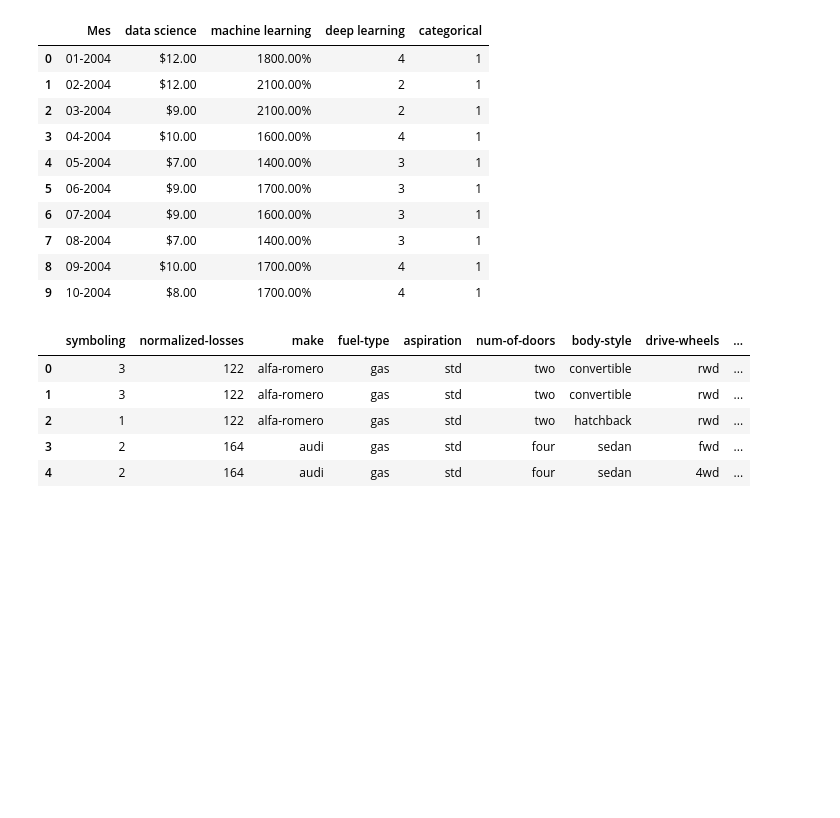
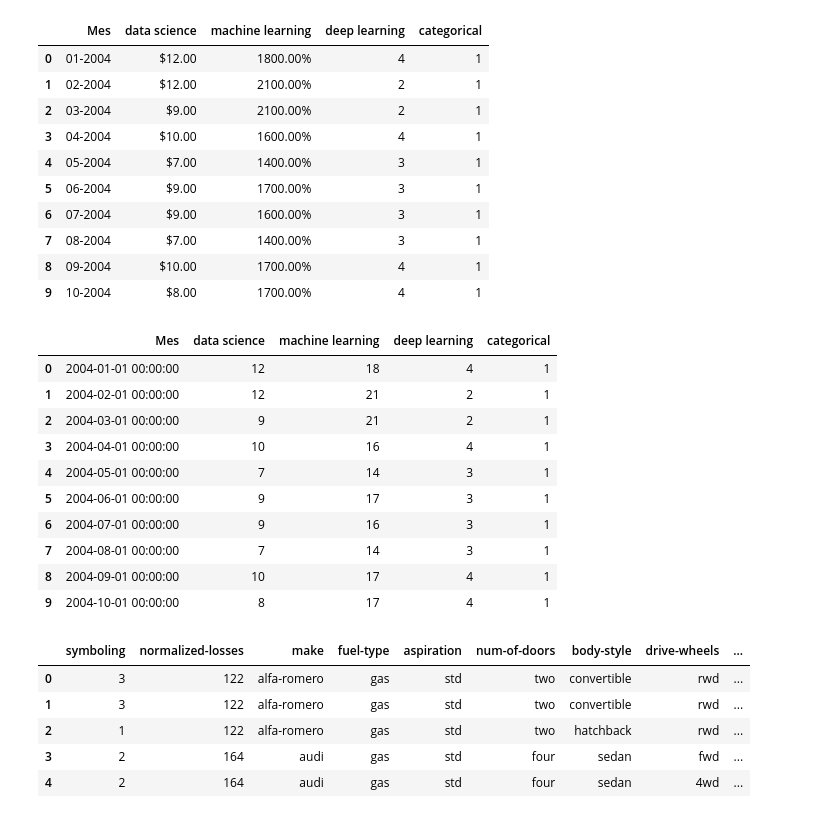
Before and after one commit to estambolieva/asigmo_coursework2, a Jupyter notebook: visualization/Python & Pandas for Visualization.ipynb, the cells around one changed output. Drawn from its saved outputs; the diff is of its cells as text; code cells hidden in the pictures; blank space fills up the shorter version.

```diff
--- a/visualization/Python & Pandas for Visualization.ipynb
+++ b/visualization/Python & Pandas for Visualization.ipynb
@@ -235,6 +242,20 @@ df.head(10).style.format(format_dict).background_gradient(subset=['data science'
 | 7 | 08-2004 | $7.00 | 1400.00% | 3 | 1 |
 | 8 | 09-2004 | $10.00 | 1700.00% | 4 | 1 |
 | 9 | 10-2004 | $8.00 | 1700.00% | 4 | 1 |
+# %%
+df.head(10).style.background_gradient(subset=['data science'], cmap='OrRd').background_gradient(subset=['deep learning'], cmap='BuGn')
+# %% [output]
+|  | Mes | data science | machine learning | deep learning | categorical |
+| 0 | 2004-01-01 00:00:00 | 12 | 18 | 4 | 1 |
+| 1 | 2004-02-01 00:00:00 | 12 | 21 | 2 | 1 |
+| 2 | 2004-03-01 00:00:00 | 9 | 21 | 2 | 1 |
+| 3 | 2004-04-01 00:00:00 | 10 | 16 | 4 | 1 |
+| 4 | 2004-05-01 00:00:00 | 7 | 14 | 3 | 1 |
+| 5 | 2004-06-01 00:00:00 | 9 | 17 | 3 | 1 |
+| 6 | 2004-07-01 00:00:00 | 9 | 16 | 3 | 1 |
+| 7 | 2004-08-01 00:00:00 | 7 | 14 | 3 | 1 |
+| 8 | 2004-09-01 00:00:00 | 10 | 17 | 4 | 1 |
+| 9 | 2004-10-01 00:00:00 | 8 | 17 | 4 | 1 |
 # %%
 data = pd.read_csv('https://raw.githubusercontent.com/drazenz/heatmap/master/autos.clean.csv')
 corr = data.corr()
```
Also changed, not shown: parts of 1 cell of this notebook, 1 other file.
